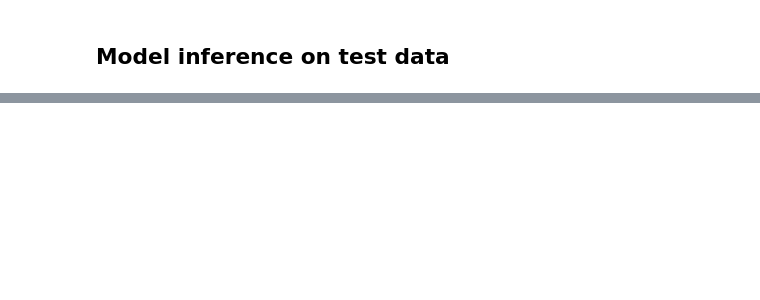
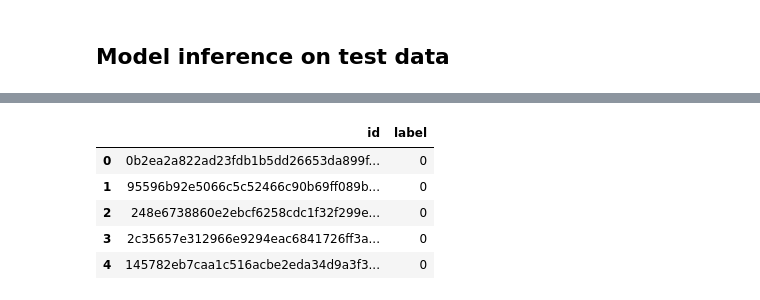
Before and after one commit to rahiakela/pytorch-computer-vision-cookbook, a Jupyter notebook: 2-binary-image-classification/2_deploying_binary_image_classification_model.ipynb, the cells around one changed output, grey strips where cells are left out. Saved outputs shown, nothing was run; the diff lists cells and outputs as text; code cells hidden in the pictures; blank space fills up the shorter version.

```diff
--- a/2-binary-image-classification/2_deploying_binary_image_classification_model.ipynb
+++ b/2-binary-image-classification/2_deploying_binary_image_classification_model.ipynb
@@ -365,0 +365,12 @@ As an example, try increasing the number of CNN filters by setting initial_filte
+# %%
+csv_path = "./data/test_labels.csv"
+
+labels_df = pd.read_csv(csv_path)
+labels_df.head()
+# %% [output]
+|  | id | label |
+| 0 | 0b2ea2a822ad23fdb1b5dd26653da899f... | 0 |
+| 1 | 95596b92e5066c5c52466c90b69ff089b... | 0 |
+| 2 | 248e6738860e2ebcf6258cdc1f32f299e... | 0 |
+| 3 | 2c35657e312966e9294eac6841726ff3a... | 0 |
+| 4 | 145782eb7caa1c516acbe2eda34d9a3f3... | 0 |
```
Also changed, not shown: parts of 27 cells of this notebook.
